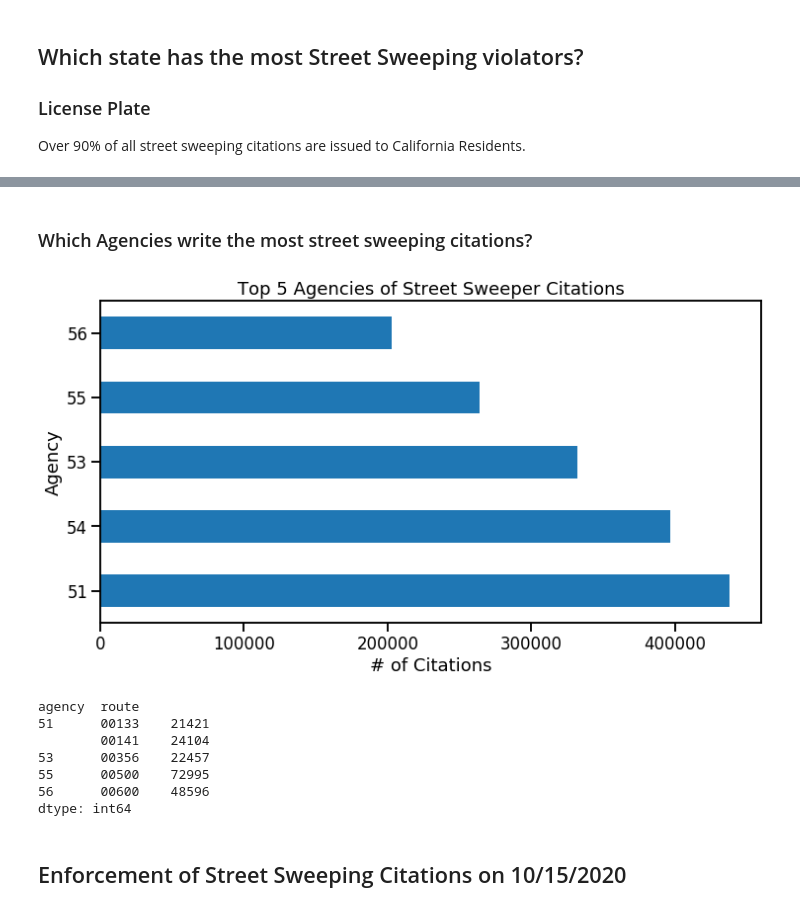
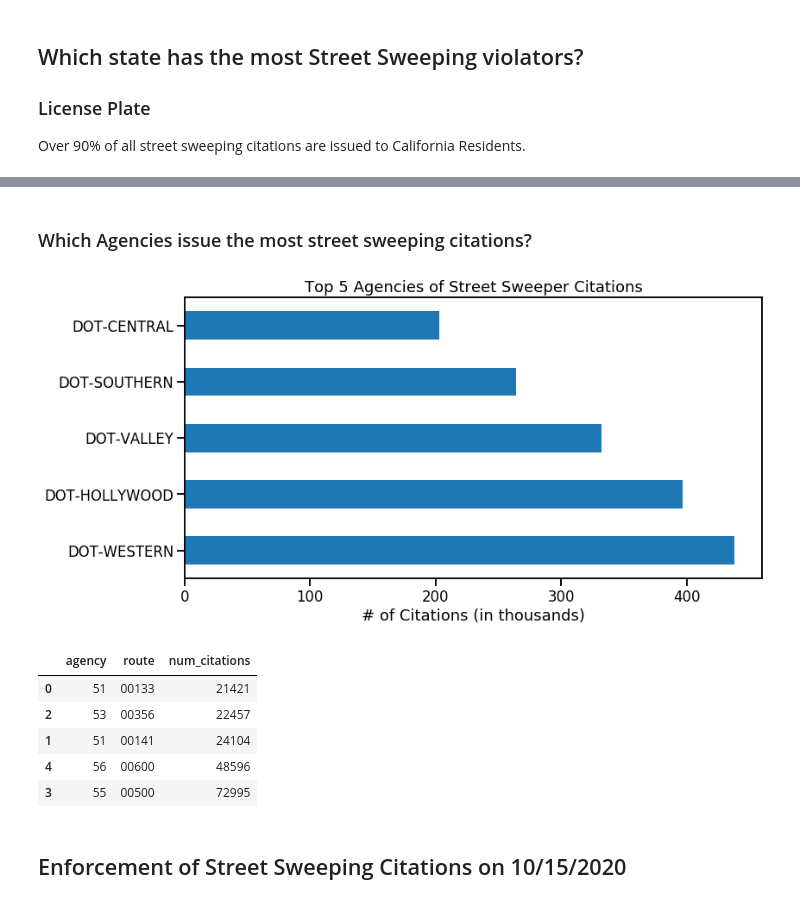
Before and after one commit to Promeos/LADOT-COVID19-enforcement, a Jupyter notebook: MVP.ipynb, the cells around one changed output, grey strips where cells are left out. Drawn from its saved outputs; the diff is of its cells as text; code cells hidden in the pictures.

Commit message:
Reformatted visuals and agency analysis

```diff
--- a/MVP.ipynb
+++ b/MVP.ipynb
@@ -298,0 +284,9 @@ df_citations.location.str.replace('^[\d+]{2,}', '').value_counts().nlargest(3).p
+# %%
+sns.set_context('talk')
+
+# Removing the street number and white space from the address
+df_citations.location.str.replace('^[\d+]{2,}', '').str.strip().value_counts().nlargest(3).plot.barh(figsize=(16, 6))
+
+plt.title('Surf, Sites, School: Streets with the Most Street Sweeping Citations')
+plt.xlabel('# of Citations')
+plt.ylabel('Street Name');
@@ -301,24 +302,36 @@ df_citations.location.str.replace('^[\d+]{2,}', '').value_counts().nlargest(3).p
 # %% [markdown]
-### Which Agencies write the most street sweeping citations?
+### Which Agencies issue the most street sweeping citations?
 # %%
 sns.set_context('talk')
 df_citations.agency.value_counts().nlargest(5).plot.barh(figsize=(12, 6));
 
 plt.title('Top 5 Agencies of Street Sweeper Citations')
-plt.xlabel('# of Citations')
-plt.ylabel("Agency");
+plt.xlabel('# of Citations (in thousands)')
+
+plt.xticks(np.arange(0, 400_001, 100_000), list(np.arange(0, 401, 100)))
+plt.yticks([0, 1, 2, 3, 4], labels=['DOT-WESTERN',
+                                    'DOT-HOLLYWOOD',
+                                    'DOT-VALLEY',
+                                    'DOT-SOUTHERN',
+                                    'DOT-CENTRAL']);
 # %% [output]
-[figure, old version]
+[figure, new version]
 # %%
-df_citations.groupby(['agency', 'route']).size().nlargest(5).sort_index()
+top_5_routes = df_citations.groupby(['agency', 'route'])\
+                           .size()\
+                           .nlargest(5)\
+                           .sort_index()\
+                           .rename('num_citations')\
+                           .reset_index()\
+                           .sort_values(by='num_citations')
+top_5_routes
 # %% [output]
-agency  route
-51      00133    21421
-        00141    24104
-53      00356    22457
-55      00500    72995
-56      00600    48596
-dtype: int64
+|  | agency | route | num_citations |
+| 0 | 51 | 00133 | 21421 |
+| 2 | 53 | 00356 | 22457 |
+| 1 | 51 | 00141 | 24104 |
+| 4 | 56 | 00600 | 48596 |
+| 3 | 55 | 00500 | 72995 |
 # %% [markdown]
 ## Enforcement of Street Sweeping Citations on 10/15/2020
 # %%
```
Also changed, not shown: parts of 10 cells of this notebook.
